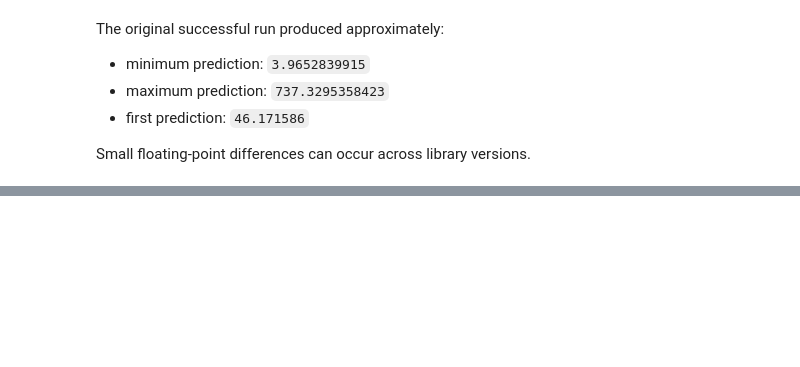
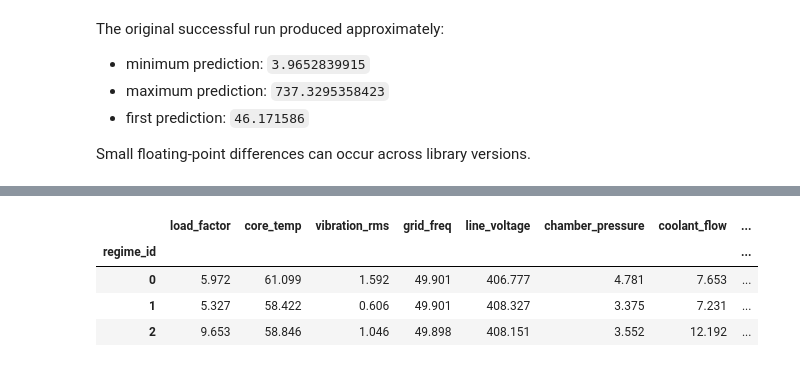
Before and after one commit to rahafabumwise/IEEE-AI-Modeling-Hackathon-2.0-Stage-1-Challenge, a Jupyter notebook: # Experiment 01_Hidden operating regimes.ipynb, the cells around one changed output, grey strips where cells are left out. Cells and saved outputs as stored; diff of their text form; code cells hidden in the pictures; blank space fills up the shorter version.

```diff
--- a/# Experiment 01_Hidden operating regimes.ipynb
+++ b/# Experiment 01_Hidden operating regimes.ipynb
@@ -419,0 +1185,11 @@ files.download("submission_thermal_cat80_lgb20.csv")
+# %%
+regime_analysis_train = train.copy()
+regime_analysis_test = test.copy()
+
+regime_analysis_train["regime_id"] = (
+    train_regime_id
+)
+
+regime_analysis_test["regime_id"] = (
+    test_regime_id
+)
@@ -419,0 +1238,17 @@ files.download("submission_thermal_cat80_lgb20.csv")
+# %%
+regime_feature_summary = (
+    regime_analysis_train
+    .groupby("regime_id")[
+        REGIME_FEATURES
+    ]
+    .mean()
+    .round(3)
+)
+
+display(regime_feature_summary)
+# %% [output]
+|  | load_factor | core_temp | vibration_rms | grid_freq | line_voltage | chamber_pressure | coolant_flow | ... |
+| regime_id |  |  |  |  |  |  |  | ... |
+| 0 | 5.972 | 61.099 | 1.592 | 49.901 | 406.777 | 4.781 | 7.653 | ... |
+| 1 | 5.327 | 58.422 | 0.606 | 49.901 | 408.327 | 3.375 | 7.231 | ... |
+| 2 | 9.653 | 58.846 | 1.046 | 49.898 | 408.151 | 3.552 | 12.192 | ... |
```
Also changed, not shown: parts of 28 cells of this notebook.
